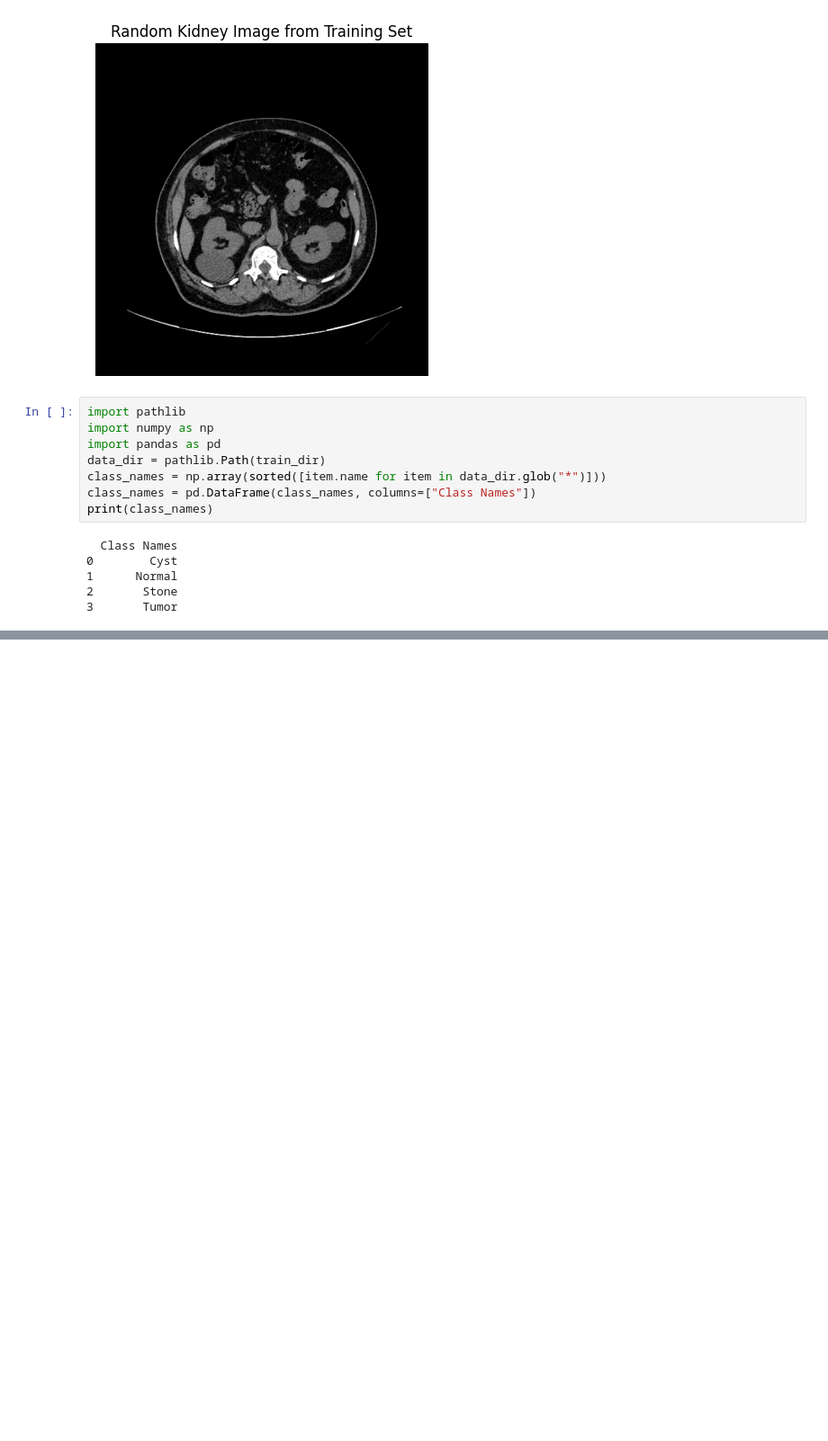
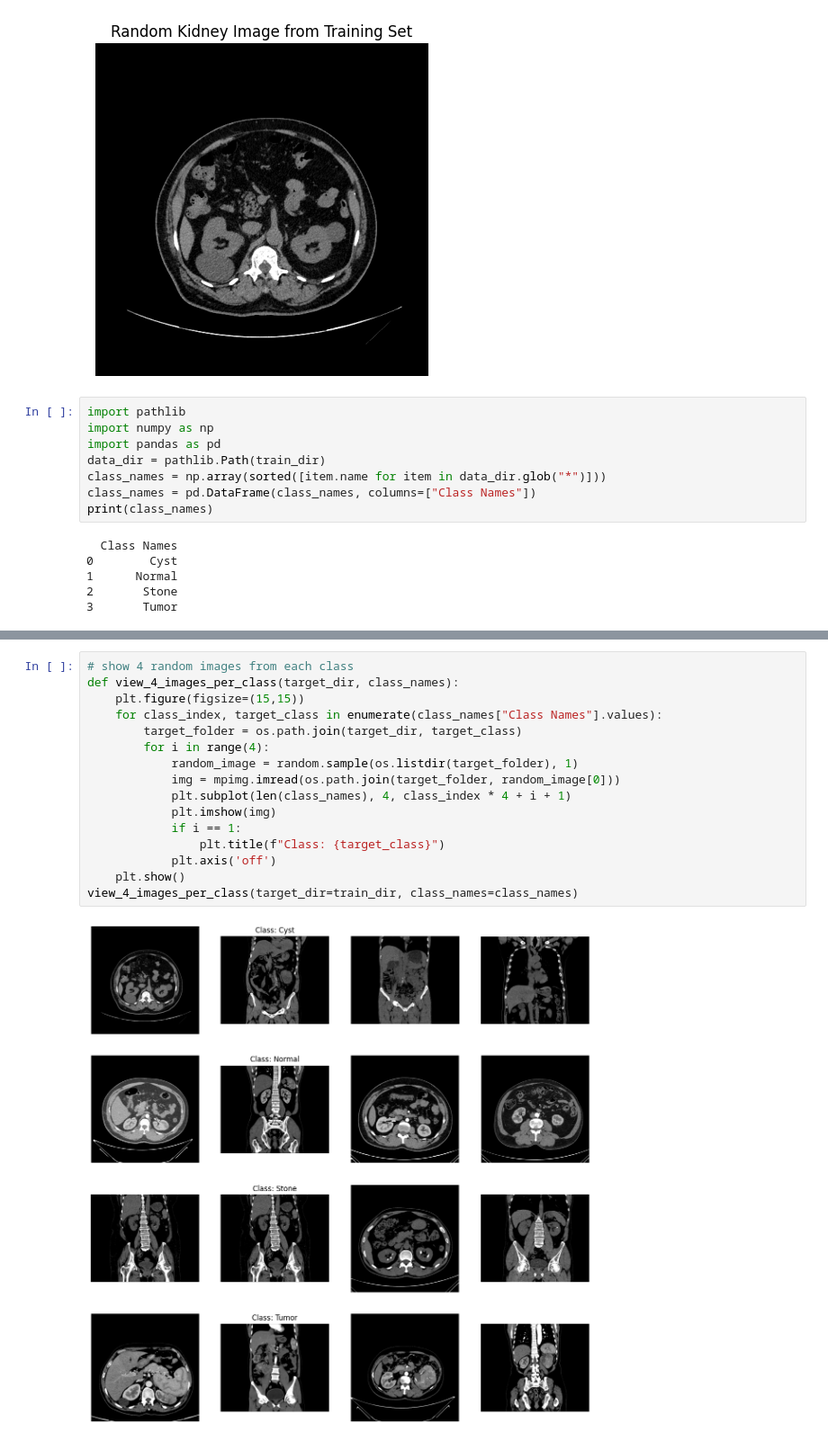
Before and after one commit to Samiul1902/kidney_cancer_detection_project, a Jupyter notebook: kidney_segment.ipynb, the cells around one changed output, grey strips where cells are left out. Shown at 90% size. Saved outputs shown, nothing was run; the diff lists cells and outputs as text; blank space fills up the shorter version.

```diff
--- a/kidney_segment.ipynb
+++ b/kidney_segment.ipynb
@@ -64,0 +121,18 @@ print(class_names)
+# %%
+# show 4 random images from each class
+def view_4_images_per_class(target_dir, class_names):
+    plt.figure(figsize=(15,15))
+    for class_index, target_class in enumerate(class_names["Class Names"].values):
+        target_folder = os.path.join(target_dir, target_class)
+        for i in range(4):
+            random_image = random.sample(os.listdir(target_folder), 1)
+            img = mpimg.imread(os.path.join(target_folder, random_image[0]))
+            plt.subplot(len(class_names), 4, class_index * 4 + i + 1)
+            plt.imshow(img)
+            if i == 1:
+                plt.title(f"Class: {target_class}")
+            plt.axis('off')
+    plt.show()
+view_4_images_per_class(target_dir=train_dir, class_names=class_names)
+# %% [output]
+[figure, added]
```
Also changed, not shown: parts of 5 cells of this notebook.
